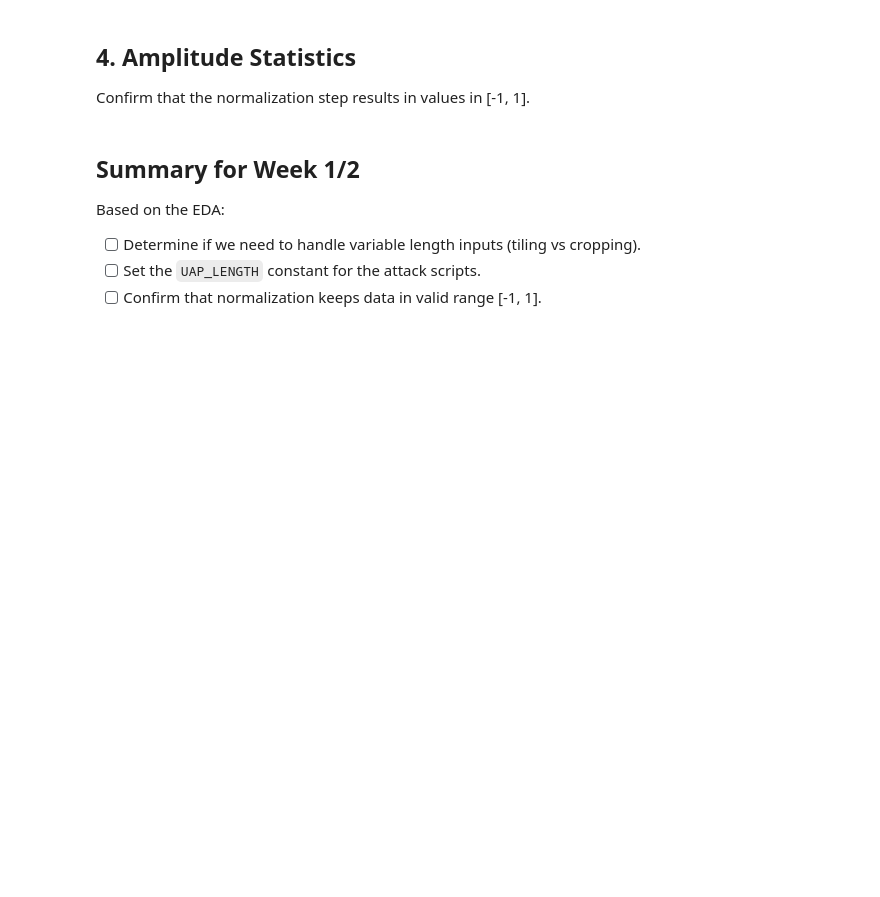
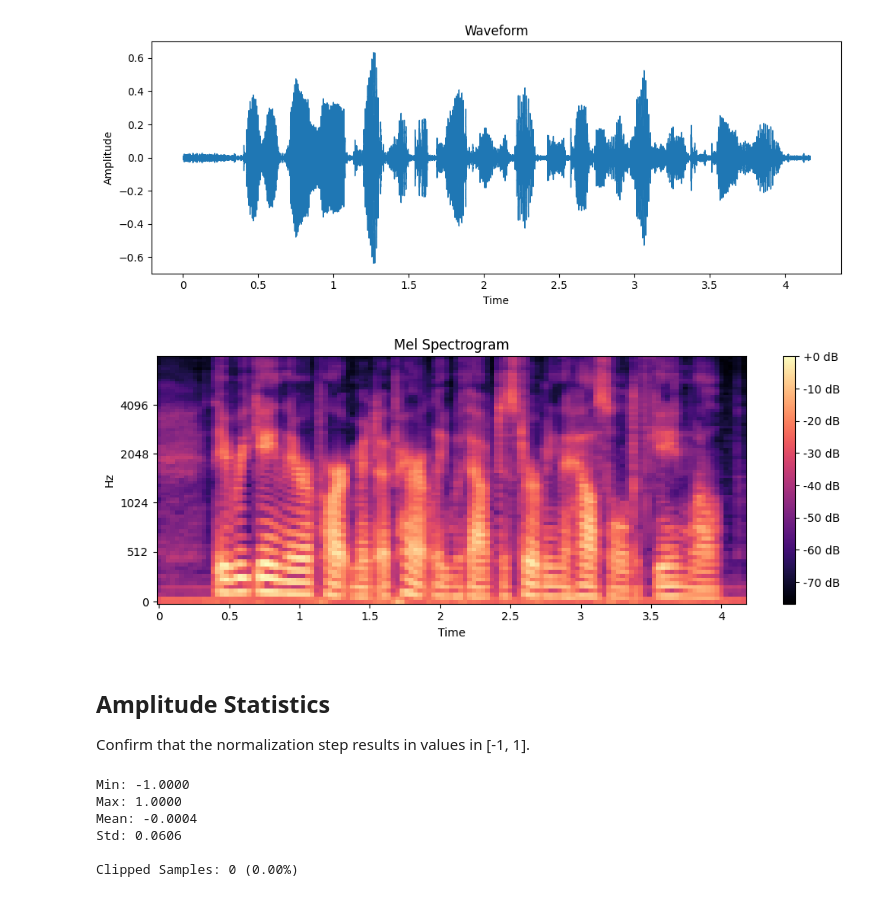
Before and after one commit to victorhg/aai-590-capstone, a Jupyter notebook: notebooks/01_explore_dataset.ipynb, the cells around one changed output. Drawn from its saved outputs; the diff is of its cells as text; code cells hidden in the pictures; blank space fills up the shorter version.

```diff
--- a/notebooks/01_explore_dataset.ipynb
+++ b/notebooks/01_explore_dataset.ipynb
@@ -68,38 +94,42 @@ Visualizing the Mel-spectrogram is crucial because Whisper operates on this repr
 # %%
 def plot_mel_spectrogram(audio, sr, title="Mel Spectrogram"):
     y = audio.astype(np.float32)
-    S = librosa.feature.melspectrogram(y=y, sr=sr, n_mels=80, fmax=8000)
+    # Whisper typically uses n_mels=80 and n_fft=400 or higher
+    S = librosa.feature.melspectrogram(y=y, sr=sr, n_mels=80, fmax=sr//2)
     S_dB = librosa.power_to_db(S, ref=np.max)
 
     plt.figure(figsize=(10, 4))
     librosa.display.specshow(S_dB, x_axis='time', y_axis='mel', sr=sr, fmax=8000)
     plt.colorbar(format='%+2.0f dB')
     plt.title(title)
     plt.tight_layout()
     plt.show()
 
 def plot_waveform(audio, sr, title="Waveform"):
     plt.figure(figsize=(10, 4))
     librosa.display.waveshow(audio, sr=sr)
     plt.title(title)
     plt.xlabel('Time')
     plt.ylabel('Amplitude')
     plt.tight_layout()
     plt.show()
 
 # Visualize first sample
 if len(sample_paths) > 0:
-    audio, sr = load_audio(sample_paths[0])
-    plot_waveform(audio, sr)
-    plot_mel_spectrogram(audio, sr)
+    audio = data_loader.load_audio(sample_paths[0]).cpu().numpy()  # Convert to numpy for librosa
+    plot_waveform(audio, data_loader.TARGET_SAMPLE_RATE)
+    plot_mel_spectrogram(audio, data_loader.TARGET_SAMPLE_RATE)
+# %% [output]
+[figure, added]
+[figure, added]
 # %% [markdown]
-## 4. Amplitude Statistics
+## Amplitude Statistics
 
 Confirm that the normalization step results in values in [-1, 1].
 # %%
 amplitudes = []
 for path in sample_paths:
-    audio, sr = load_audio(path)
+    audio = data_loader.load_audio(path).cpu().numpy()
     amplitudes.extend(audio.tolist())
 
 amplitudes = np.array(amplitudes)
@@ -112,10 +142,10 @@ print(f"Std: {amplitudes.std():.4f}")
 # Check for clipping (values outside [-1, 1])
 clipped_count = np.sum((amplitudes < -1.0) | (amplitudes > 1.0))
 print(f"\nClipped Samples: {clipped_count} ({100*clipped_count/len(amplitudes):.2f}%)")
+# %% [output]
+Min: -1.0000
+Max: 1.0000
+Mean: -0.0004
+Std: 0.0606
+
+Clipped Samples: 0 (0.00%)
-# %% [markdown]
-## Summary for Week 1/2
-
-Based on the EDA:
-- [ ] Determine if we need to handle variable length inputs (tiling vs cropping).
-- [ ] Set the `UAP_LENGTH` constant for the attack scripts.
-- [ ] Confirm that normalization keeps data in valid range [-1, 1].
```
Also changed, not shown: parts of 8 cells of this notebook, 4 other files.
